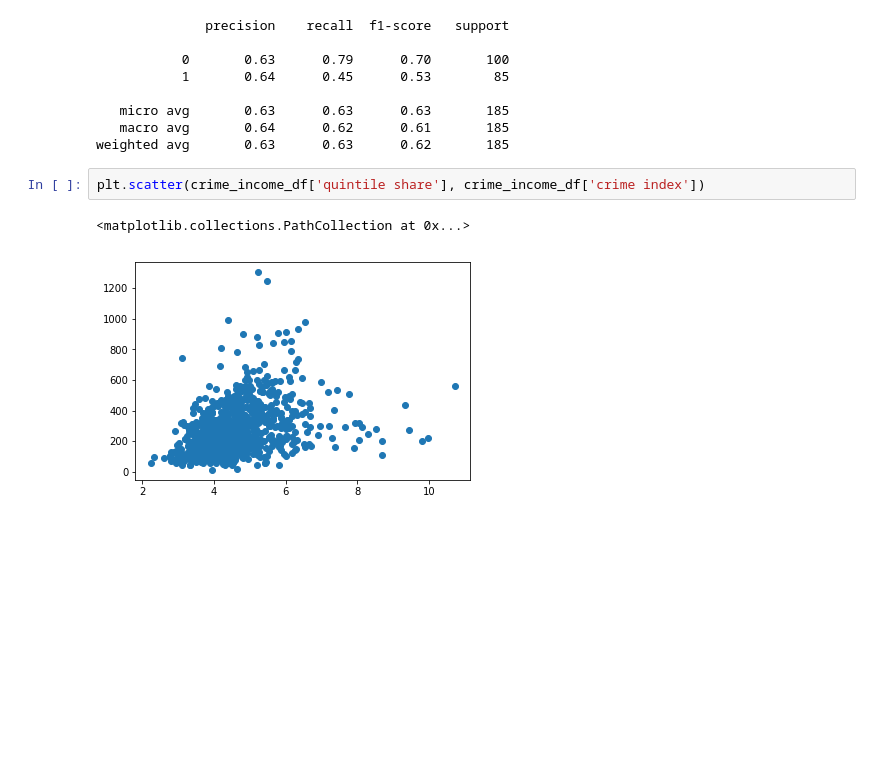
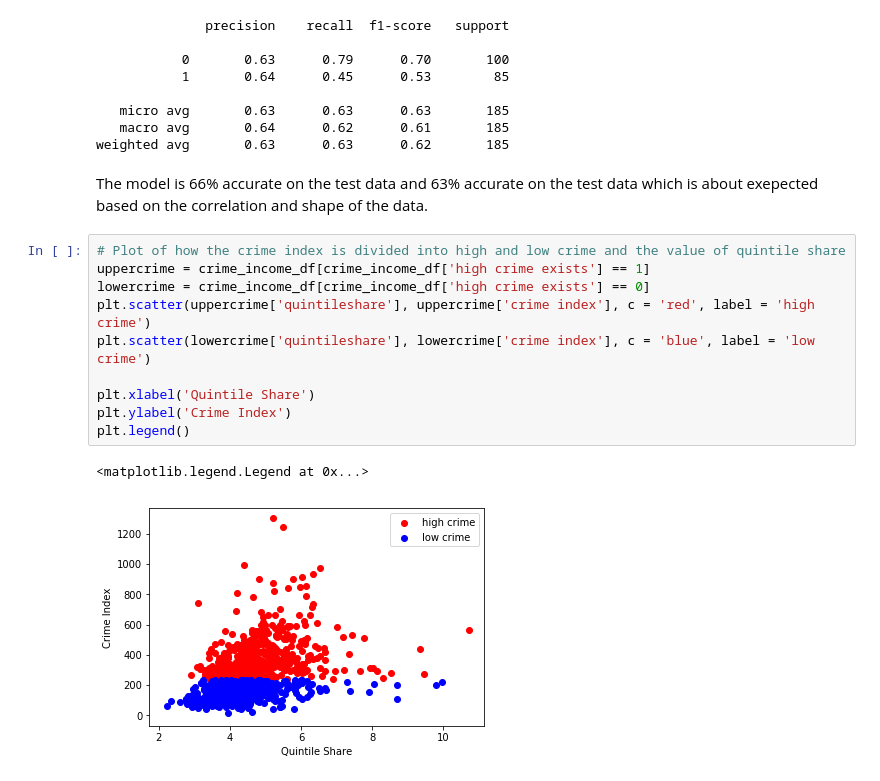
Before and after one commit to ewinterstorm/cogs108_finalproject, a Jupyter notebook: quintileAnalysis.ipynb, the cells around one changed output. Cells and saved outputs as stored; diff of their text form; blank space fills up the shorter version.

```diff
--- a/quintileAnalysis.ipynb
+++ b/quintileAnalysis.ipynb
@@ -685,8 +691,18 @@ print(classification_report(ci_test_y, ci_predicted_test_y))
    micro avg       0.63      0.63      0.63       185
    macro avg       0.64      0.62      0.61       185
 weighted avg       0.63      0.63      0.62       185
-# %%
-plt.scatter(crime_income_df['quintile share'], crime_income_df['crime index'])
-# %% [output]
-<matplotlib.collections.PathCollection at 0x...>
-[figure, removed]
+# %% [markdown]
+The model is 66% accurate on the test data and 63% accurate on the test data which is about exepected based on the correlation and shape of the data.
+# %%
+# Plot of how the crime index is divided into high and low crime and the value of quintile share
+uppercrime = crime_income_df[crime_income_df['high crime exists'] == 1]
+lowercrime = crime_income_df[crime_income_df['high crime exists'] == 0]
+plt.scatter(uppercrime['quintileshare'], uppercrime['crime index'], c = 'red', label = 'high crime')
+plt.scatter(lowercrime['quintileshare'], lowercrime['crime index'], c = 'blue', label = 'low crime')
+
+plt.xlabel('Quintile Share')
+plt.ylabel('Crime Index')
+plt.legend()
+# %% [output]
+<matplotlib.legend.Legend at 0x...>
+[figure, added]
```
Also changed, not shown: parts of 13 cells of this notebook.
